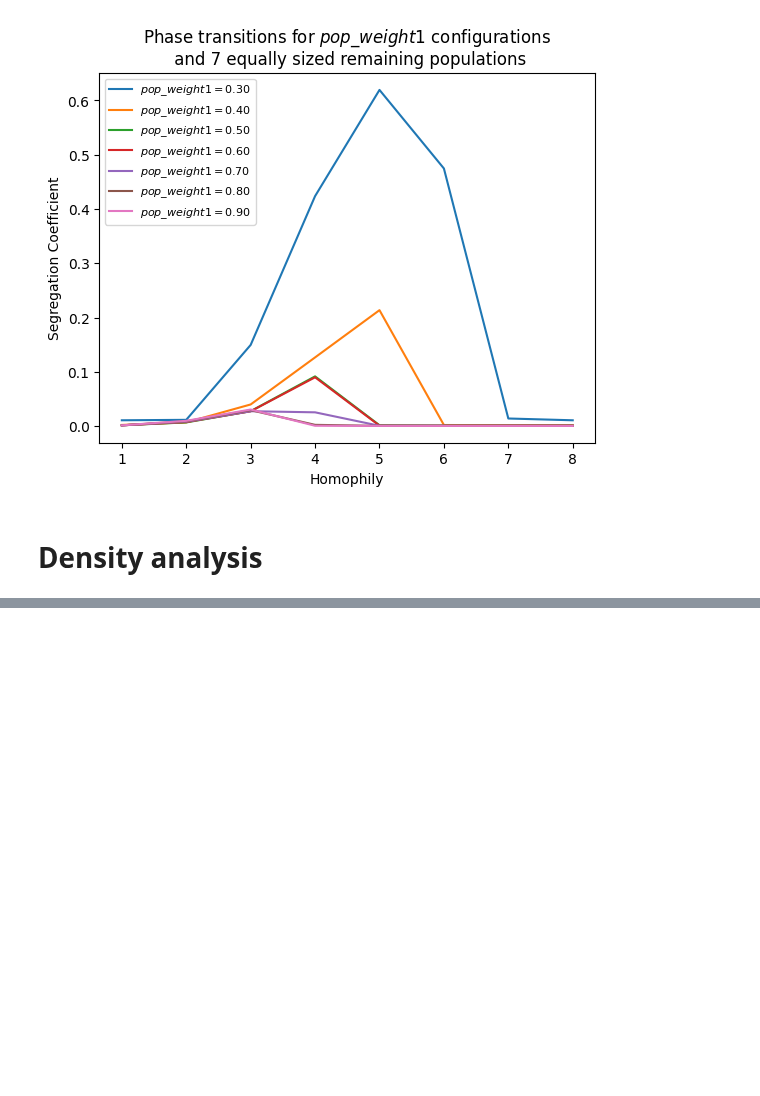
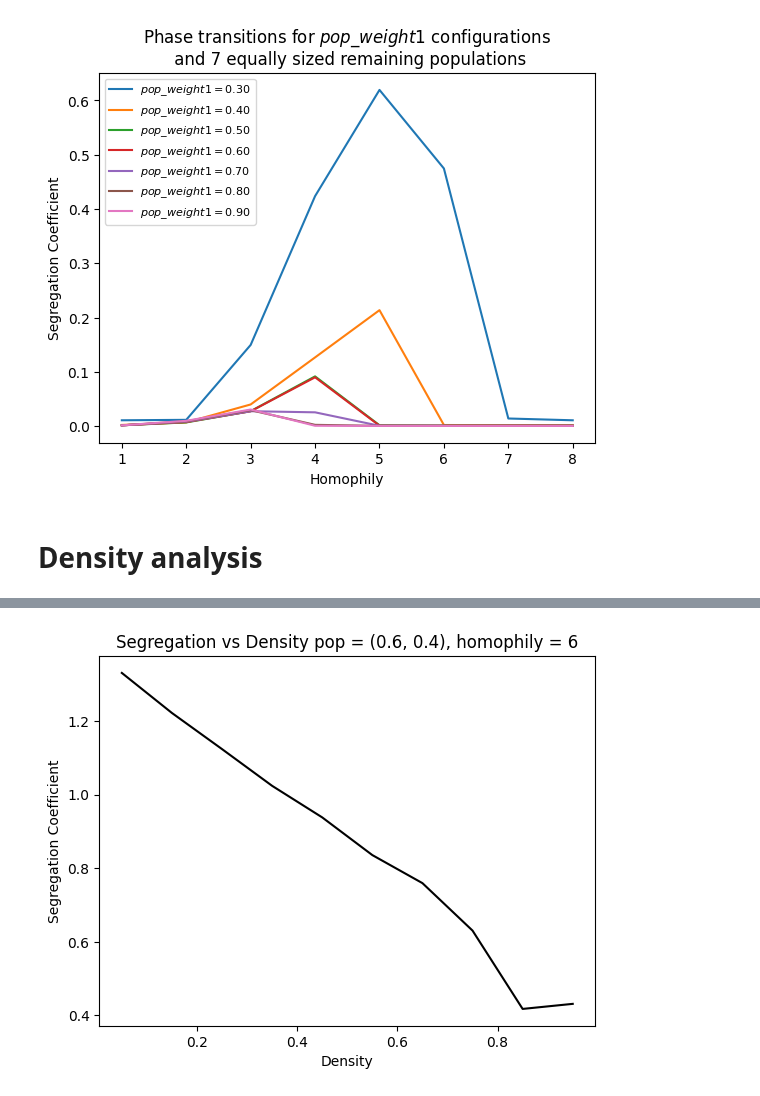
Before and after one commit to aM0NKE/ComplexSystemSimulation, a Jupyter notebook: mesa-schelling/phase_analysis.ipynb, the cells around one changed output, grey strips where cells are left out. Drawn from its saved outputs; the diff is of its cells as text; code cells hidden in the pictures; blank space fills up the shorter version.

Commit message:
plots

```diff
--- a/mesa-schelling/phase_analysis.ipynb
+++ b/mesa-schelling/phase_analysis.ipynb
@@ -25,7 +25,8 @@ pop_weights_tuples = tuple((1 / i,) * i for i in range(2, 10))
 N_values = range(2, 10)
 
 
-fixed_params = {"height": 100, "width": 100, "density": 0.97, "fixed_areas_pc": 0.0, "cluster_threshold": 4}
+fixed_params = {"size": 100, "density": 0.97, "fixed_areas_pc": 0.0, "cluster_threshold": 4, "alpha": 5, "stopping_threshold": 5}
+
 variable_params = {
     "homophily": range(1, 9),
     "pop_weights": pop_weights_tuples,
@@ -198,7 +199,8 @@ def calculate_pop_weights_range(start, stop, step):
 
 pop_weights_range = calculate_pop_weights_range(0.3, 0.8, 0.1)
 
-fixed_params = {"height": 100, "width": 100, "density": 0.97, "fixed_areas_pc": 0.0, "cluster_threshold": 4}
+fixed_params = {"size": 100, "density": 0.97, "fixed_areas_pc": 0.0, "cluster_threshold": 4, "alpha": 5, "stopping_threshold": 5}
+
 variable_params = {
     "homophily": range(2, 8),
     "pop_weights": pop_weights_range,
@@ -332,8 +334,8 @@ plt.show()
 # %% [markdown]
 # Density analysis
 # %%
-density_range = np.arange(0.88, 0.955, 0.01)
-grid_size_range = range(65, 101, 5)
+density_range = [0.05, 0.1, 0.15, 0.2]
+grid_size_range = [20, 50, 100, 200]
 
 
 fixed_params = {"pop_weights": (0.6, 0.4),
@@ -352,10 +354,11 @@ batch_run = BatchRunner(
     Schelling,
     variable_params,
     fixed_params,
-    iterations=20,
+    iterations=3,
     max_steps=100,
     model_reporters= {"boolean_percolation": lambda m: m.boolean_percolation,
-                     "cluster_coefficient": lambda m: m.cluster_coefficient}
+                     "cluster_coefficient": lambda m: m.cluster_coefficient,
+                     "stopping_step": lambda m: m.schedule.steps}
 
 )
 
@@ -369,6 +368,0 @@ df = batch_run.get_model_vars_dataframe()
-# %%
-model = Schelling(size=10, density=0.8, fixed_areas_pc=0.0, pop_weights=(0.6, 0.05714285714285715, 0.05714285714285715, 0.05714285714285715, 0.05714285714285715, 0.05714285714285715, 0.05714285714285715, 0.05714285714285715), homophily=3, cluster_threshold=4, alpha=5, stopping_threshold=5)
-for i in range(500):
-    model.step()
-
-print(model.schedule.steps)
@@ -377,0 +494,17 @@ Halt
+# %%
+density_values = np.linspace(0.05,0.95, num=10)
+segregation_list = []
+for density in density_values:
+    model = Schelling(size=100, density=density, fixed_areas_pc=0.0, pop_weights=(0.6,0.4), homophily=6, cluster_threshold=4, alpha=5, stopping_threshold=5)
+    while model.running and model.schedule.steps < 100:
+        model.step()
+    segregation = model.cluster_coefficient
+    segregation_list.append(segregation)
+
+plt.plot(density_values, segregation_list, 'k-')
+plt.title('Segregation vs Density pop = (0.6, 0.4), homophily = 6')
+plt.xlabel('Density')
+plt.ylabel('Segregation Coefficient')
+plt.show()
+# %% [output]
+[figure, added]
```
Also changed, not shown: parts of 5 cells of this notebook, 4 other files.
